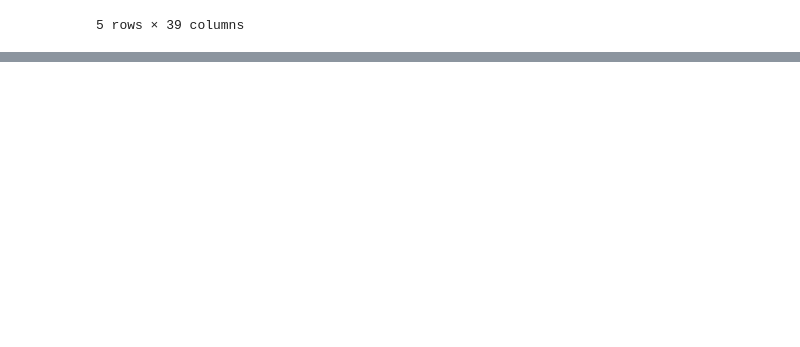
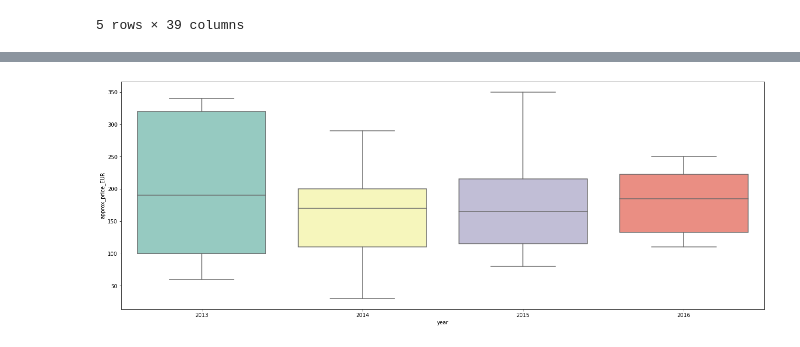
Before and after one commit to OmarCardoso/Projeto-telecom-gsm, a Jupyter notebook: code_01.ipynb, the cells around one changed output, grey strips where cells are left out. Saved outputs shown, nothing was run; the diff lists cells and outputs as text; code cells hidden in the pictures; blank space fills up the shorter version.

```diff
--- a/code_01.ipynb
+++ b/code_01.ipynb
@@ -121,0 +676,7 @@ AttributeError: 'Series' object has no attribute 'convert_objects'
+# %%
+# DELCARA RANGES E VERIFICA O NUMERO DE SAMPLES P CADA RANGE
+bins = [0,100, 200, 300, 400, 500,600,700,800,900,1000, np.inf]
+names = ['0-100','101-200', '201-300', '301-400', '401-500', '501-600','601-700','701-800','801-900','901-1000','1001+']
+
+phones_new['Range'] = pd.cut(phones_new['approx_price_EUR'], bins, labels=names)
+phones_new['Range'].value_counts(dropna=False)
@@ -121,0 +696,11 @@ AttributeError: 'Series' object has no attribute 'convert_objects'
+# %%
+# Exclui linhas com preco maior que 1000 Euros
+phones_new = phones_new.drop(phones_new[(phones_new['approx_price_EUR'] >=1000)].index)
+# %%
+# Verifica preços apos exclusao de precos discrepantes - anual
+phones_new_year=phones_new[['year','approx_price_EUR']]
+plt.figure(figsize=(22,8))
+ax = sns.boxplot(x="year", y="approx_price_EUR", data=phones_new_year,palette="Set3")
+plt.show()
+# %% [output]
+[figure, added]
```
Also changed, not shown: parts of 75 cells of this notebook.
